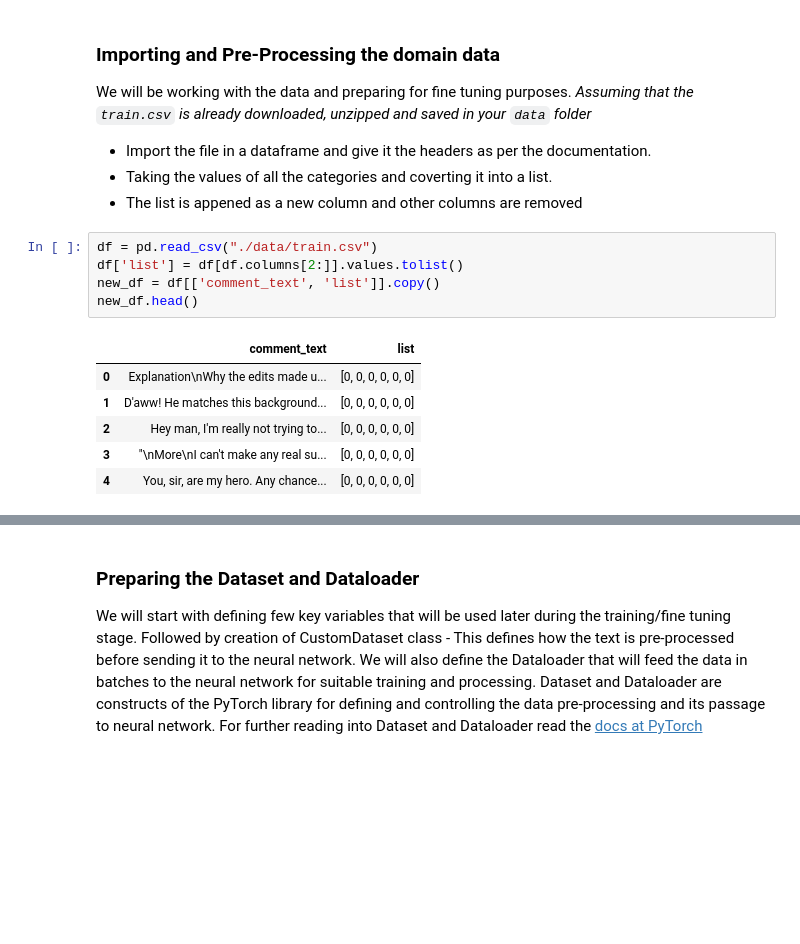
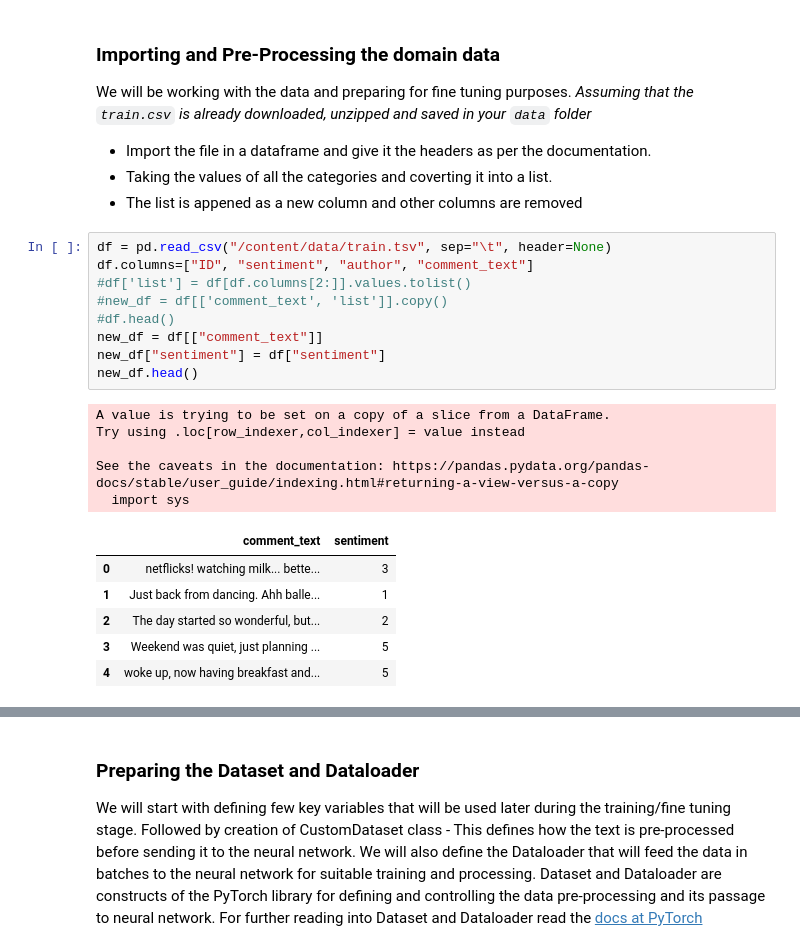
Before and after one commit to paluigi/AI-IoT-Bootcamp, a Jupyter notebook: transformers_multi_label_classification.ipynb, the cells around one changed output, grey strips where cells are left out. Drawn from its saved outputs; the diff is of its cells as text; blank space fills up the shorter version.

```diff
--- a/transformers_multi_label_classification.ipynb
+++ b/transformers_multi_label_classification.ipynb
@@ -128,14 +126,23 @@ We will be working with the data and preparing for fine tuning purposes.
 * Taking the values of all the categories and coverting it into a list.
 * The list is appened as a new column and other columns are removed
 # %%
-df = pd.read_csv("./data/train.csv")
-df['list'] = df[df.columns[2:]].values.tolist()
-new_df = df[['comment_text', 'list']].copy()
+df = pd.read_csv("/content/data/train.tsv", sep="\t", header=None)
+df.columns=["ID", "sentiment", "author", "comment_text"]
+#df['list'] = df[df.columns[2:]].values.tolist()
+#new_df = df[['comment_text', 'list']].copy()
+#df.head()
+new_df = df[["comment_text"]]
+new_df["sentiment"] = df["sentiment"]
 new_df.head()
 # %% [output]
+A value is trying to be set on a copy of a slice from a DataFrame.
+Try using .loc[row_indexer,col_indexer] = value instead
+
+See the caveats in the documentation: https://pandas.pydata.org/pandas-docs/stable/user_guide/indexing.html#returning-a-view-versus-a-copy
+  import sys
-|  | comment_text | list |
-| 0 | Explanation\nWhy the edits made u... | [0, 0, 0, 0, 0, 0] |
-| 1 | D'aww! He matches this background... | [0, 0, 0, 0, 0, 0] |
-| 2 | Hey man, I'm really not trying to... | [0, 0, 0, 0, 0, 0] |
-| 3 | "\nMore\nI can't make any real su... | [0, 0, 0, 0, 0, 0] |
-| 4 | You, sir, are my hero. Any chance... | [0, 0, 0, 0, 0, 0] |
+|  | comment_text | sentiment |
+| 0 | netflicks! watching milk... bette... | 3 |
+| 1 | Just back from dancing. Ahh balle... | 1 |
+| 2 | The day started so wonderful, but... | 2 |
+| 3 | Weekend was quiet, just planning ... | 5 |
+| 4 | woke up, now having breakfast and... | 5 |
```
Also changed, not shown: parts of 9 cells of this notebook.
